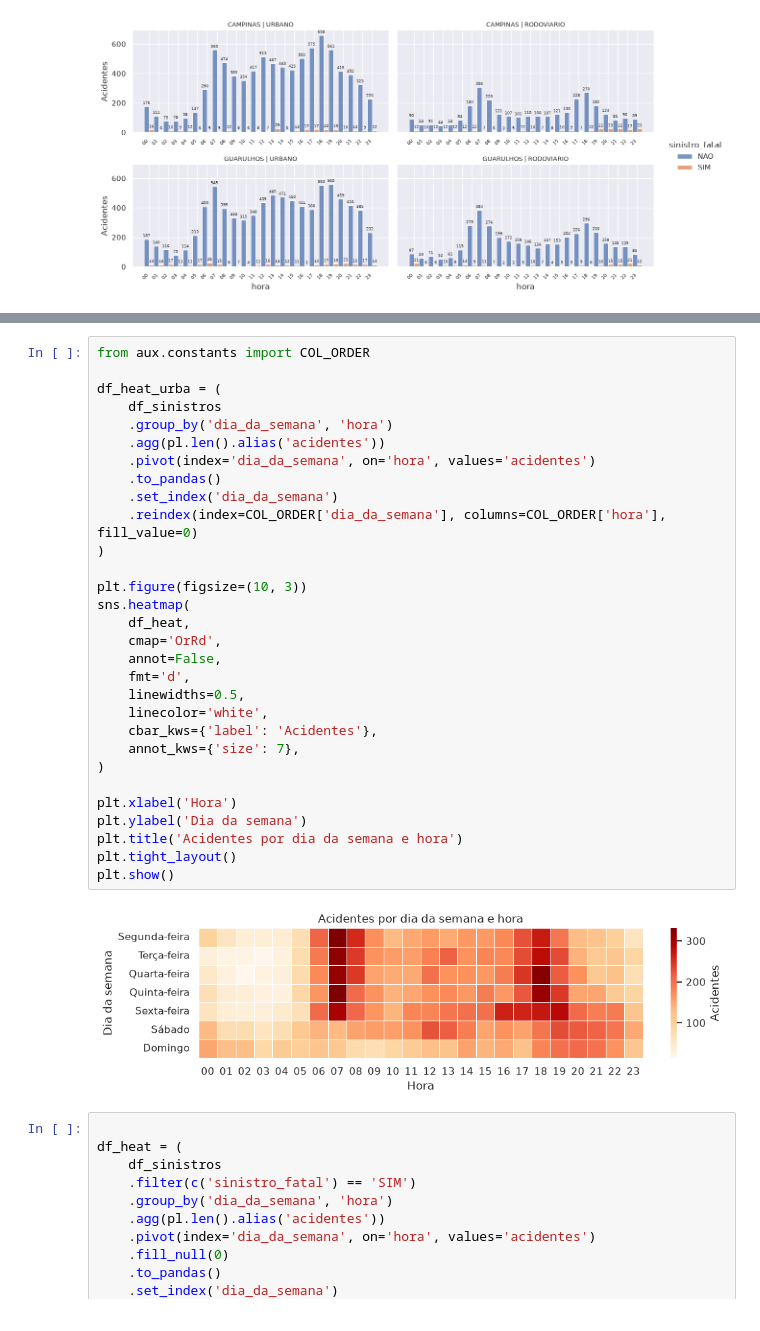
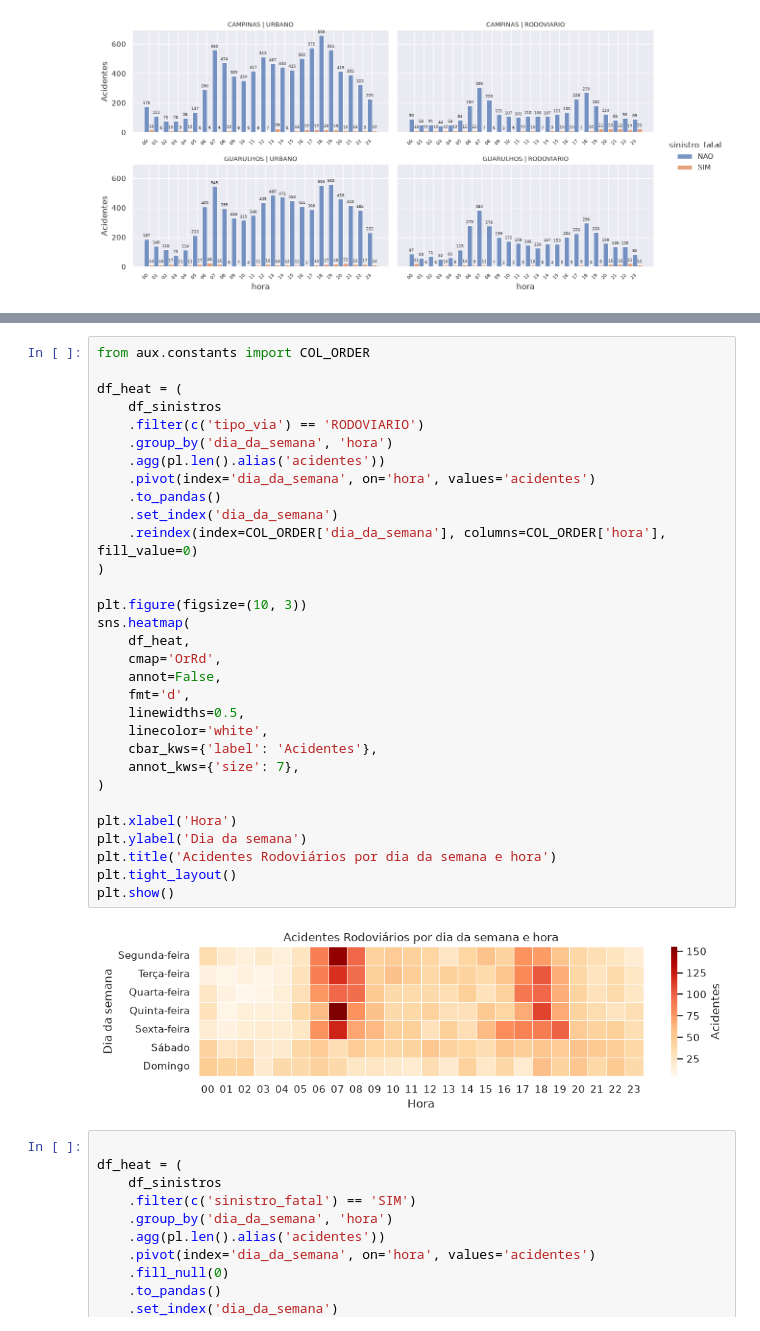
Before and after one commit to marcel-luchi/TCC530-BCD-2026S2-T003-TCC, a Jupyter notebook: notebooks/analise_exploratoria_sinistros.ipynb, the cells around one changed output, grey strips where cells are left out. Cells and saved outputs as stored; diff of their text form.

Commit message:
inclusao heatmaps

```diff
--- a/notebooks/analise_exploratoria_sinistros.ipynb
+++ b/notebooks/analise_exploratoria_sinistros.ipynb
@@ -277,35 +370,36 @@ plt.show()
 # %%
 from aux.constants import COL_ORDER
 
-df_heat_urba = (
+df_heat = (
     df_sinistros
+    .filter(c('tipo_via') == 'RODOVIARIO')
     .group_by('dia_da_semana', 'hora')
     .agg(pl.len().alias('acidentes'))
     .pivot(index='dia_da_semana', on='hora', values='acidentes')
     .to_pandas()
     .set_index('dia_da_semana')
     .reindex(index=COL_ORDER['dia_da_semana'], columns=COL_ORDER['hora'], fill_value=0)
 )
 
 plt.figure(figsize=(10, 3))
 sns.heatmap(
     df_heat,
     cmap='OrRd',
     annot=False,
     fmt='d',
     linewidths=0.5,
     linecolor='white',
     cbar_kws={'label': 'Acidentes'},
     annot_kws={'size': 7},
 )
 
 plt.xlabel('Hora')
 plt.ylabel('Dia da semana')
-plt.title('Acidentes por dia da semana e hora')
+plt.title('Acidentes Rodoviários por dia da semana e hora')
 plt.tight_layout()
 plt.show()
 # %% [output]
-[figure, old version]
+[figure, new version]
 # %%
 
 df_heat = (
```
Also changed, not shown: parts of 14 cells of this notebook.
